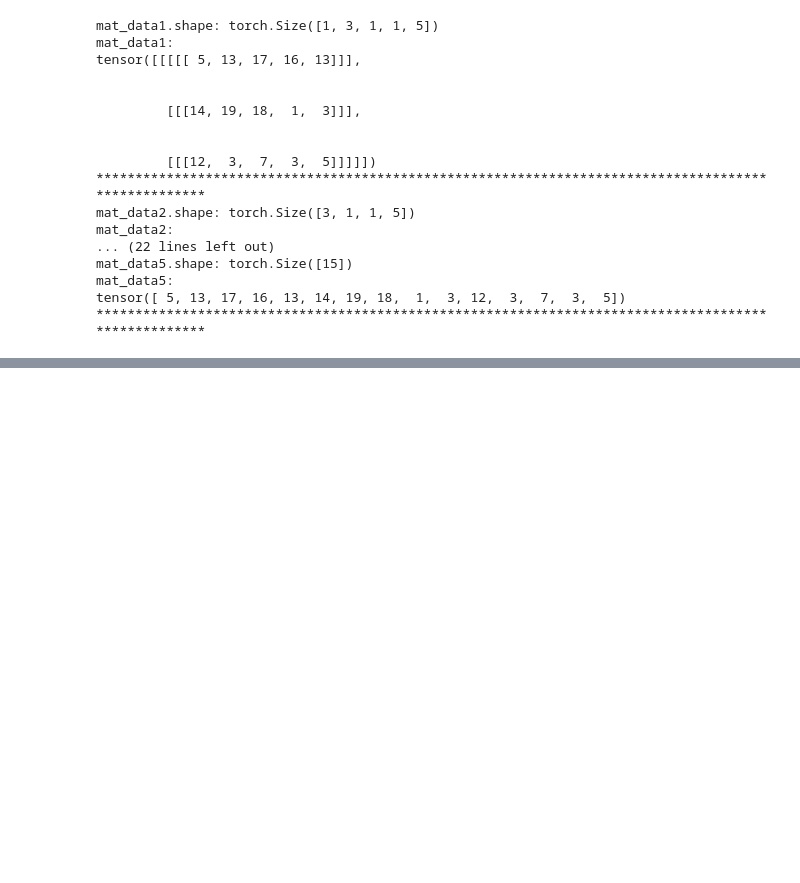
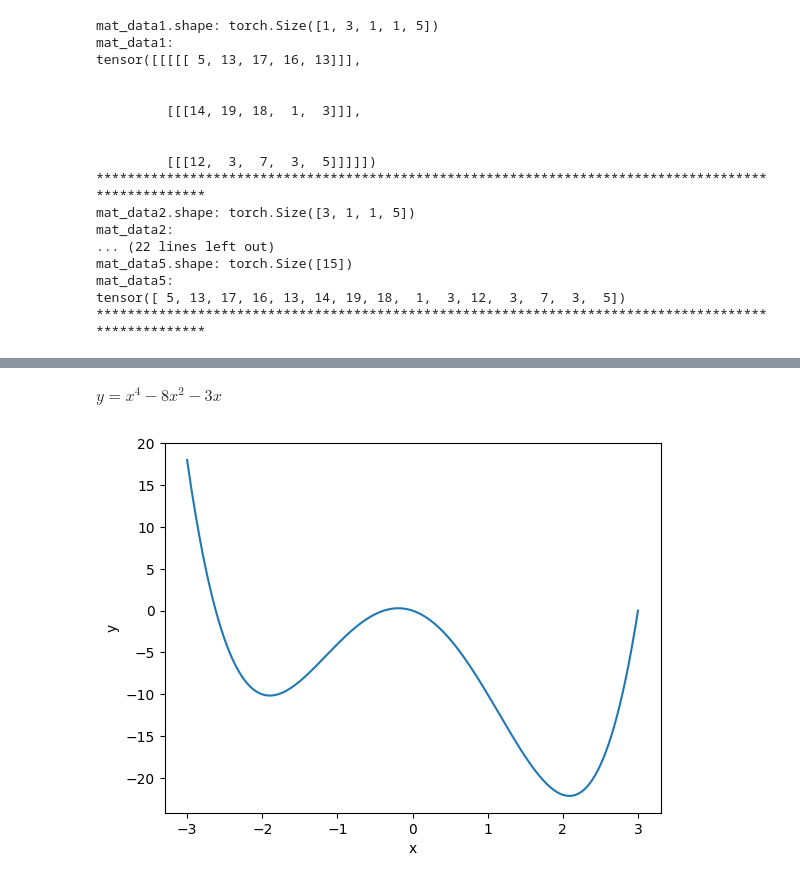
Before and after one commit to aghababaei-alireza/AI_Darsman, a Jupyter notebook: Semester 6 - Deep Learning/Learn/Part2-PyTorchLibrary.ipynb, the cells around one changed output, grey strips where cells are left out. Cells and saved outputs as stored; diff of their text form; code cells hidden in the pictures; blank space fills up the shorter version.

```diff
--- a/Semester 6 - Deep Learning/Learn/Part2-PyTorchLibrary.ipynb
+++ b/Semester 6 - Deep Learning/Learn/Part2-PyTorchLibrary.ipynb
@@ -1131 +1265,18 @@ tensor([ 5, 13, 17, 16, 13, 14, 19, 18,  1,  3, 12,  3,  7,  3,  5])
 </p>
+# %% [markdown]
+$
+y = x^4 - 8x^2 - 3x
+$
+# %%
+def func2(x):
+    return x**4 - 8*x**2 - 3*x
+
+xList = torch.linspace(-3, 3, 200)
+yList = func2(xList)
+
+plt.plot(xList, yList)
+plt.xlabel('x')
+plt.ylabel('y')
+plt.show()
+# %% [output]
+[figure, added]
```
Also changed, not shown: parts of 17 cells of this notebook.
